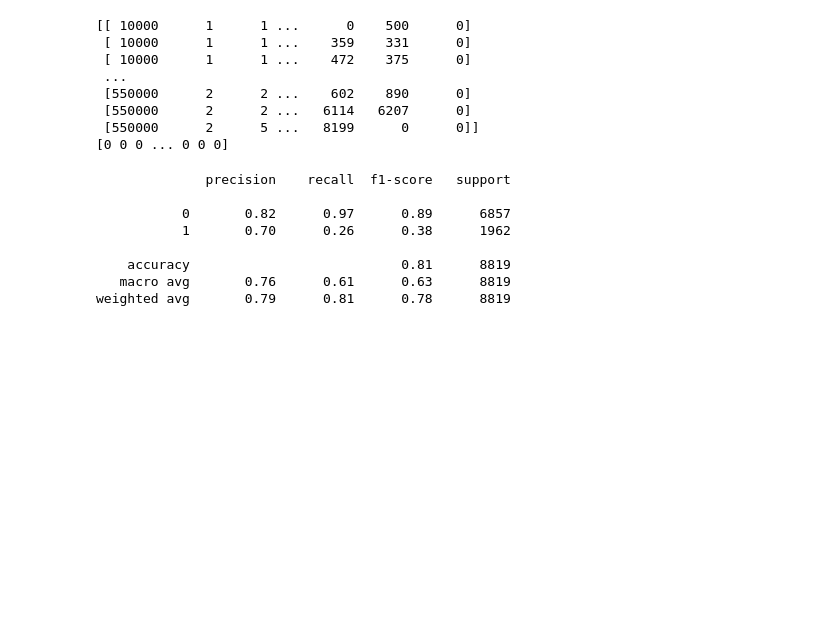
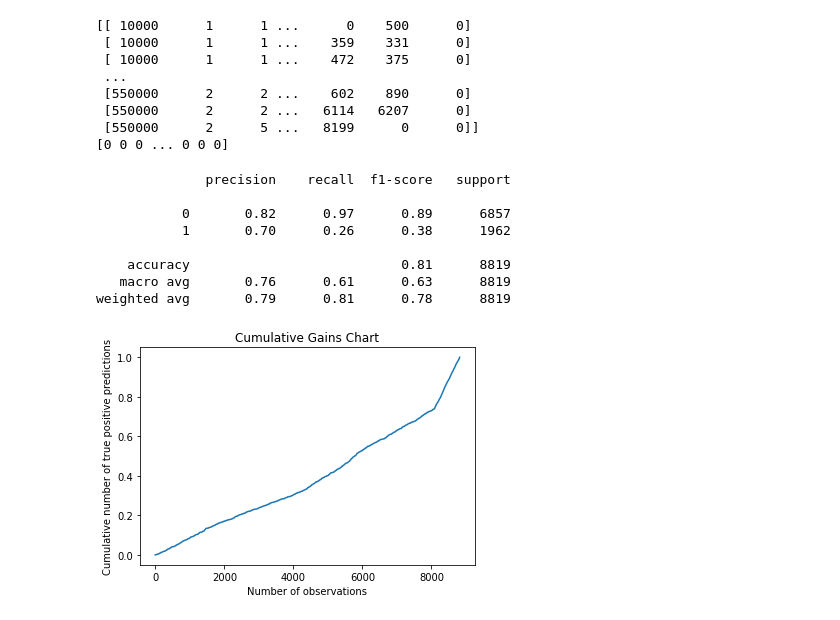
Before and after one commit to GiovanniPioDelvecchio/BigDataAnalyticsProject, a Jupyter notebook: Spark/NotebookTest/CreditCardClients.ipynb, the cells around one changed output. Drawn from its saved outputs; the diff is of its cells as text; code cells hidden in the pictures; blank space fills up the shorter version.

```diff
--- a/Spark/NotebookTest/CreditCardClients.ipynb
+++ b/Spark/NotebookTest/CreditCardClients.ipynb
@@ -826,15 +874,17 @@ fitted_lda = lda.fit(data_X, data_y)
 # %%
 test_data = test_cred.toPandas().values
 data_X = test_data[:, :test_data.shape[1]]
 data_y = test_data[:, test_data.shape[1] - 1]
 y_preds = fitted_lda.predict(data_X)
 print(classification_report(data_y, y_preds))
+plot_cumulative_gains(data_y, y_preds)
 # %% [output]
               precision    recall  f1-score   support
 
            0       0.82      0.97      0.89      6857
            1       0.70      0.26      0.38      1962
 
     accuracy                           0.81      8819
    macro avg       0.76      0.61      0.63      8819
 weighted avg       0.79      0.81      0.78      8819
+[figure, added]
```
Also changed, not shown: parts of 8 cells of this notebook.
